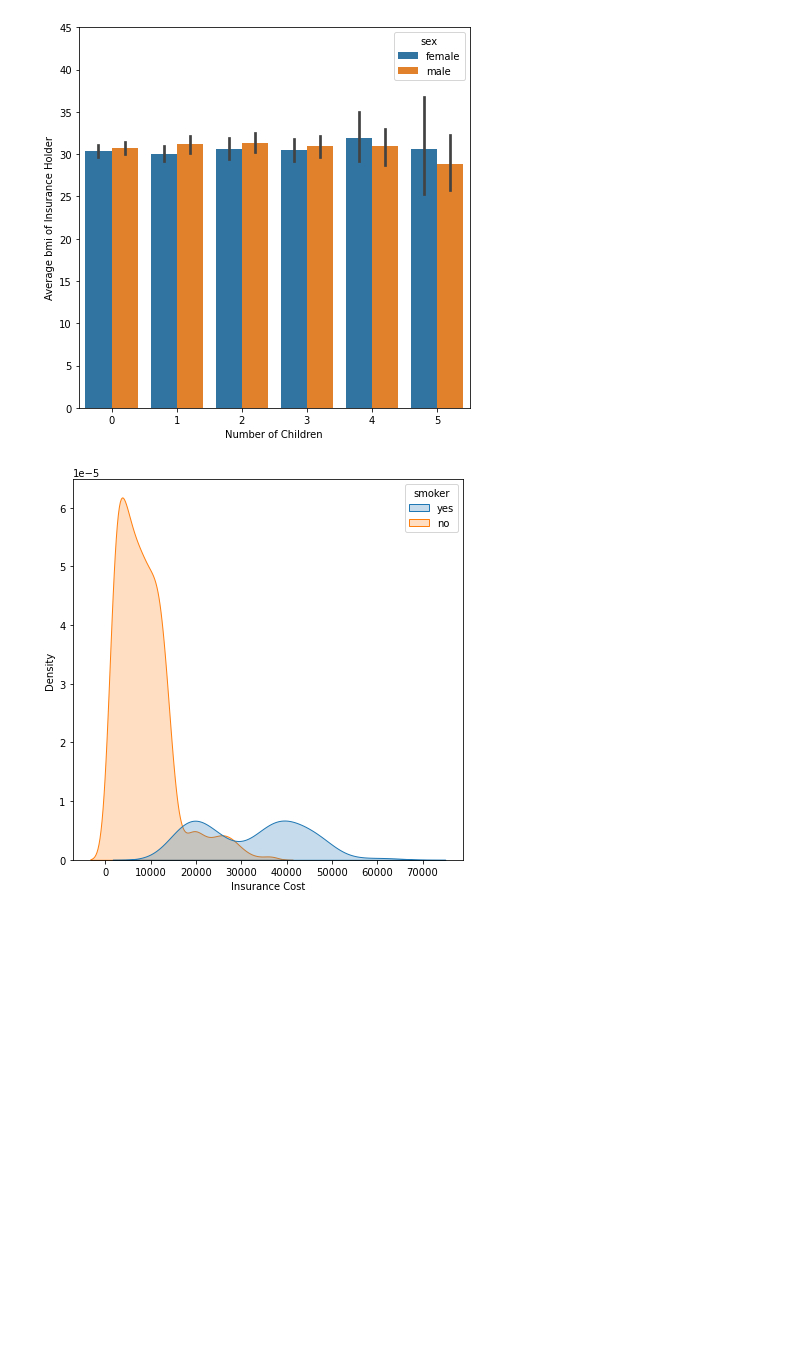
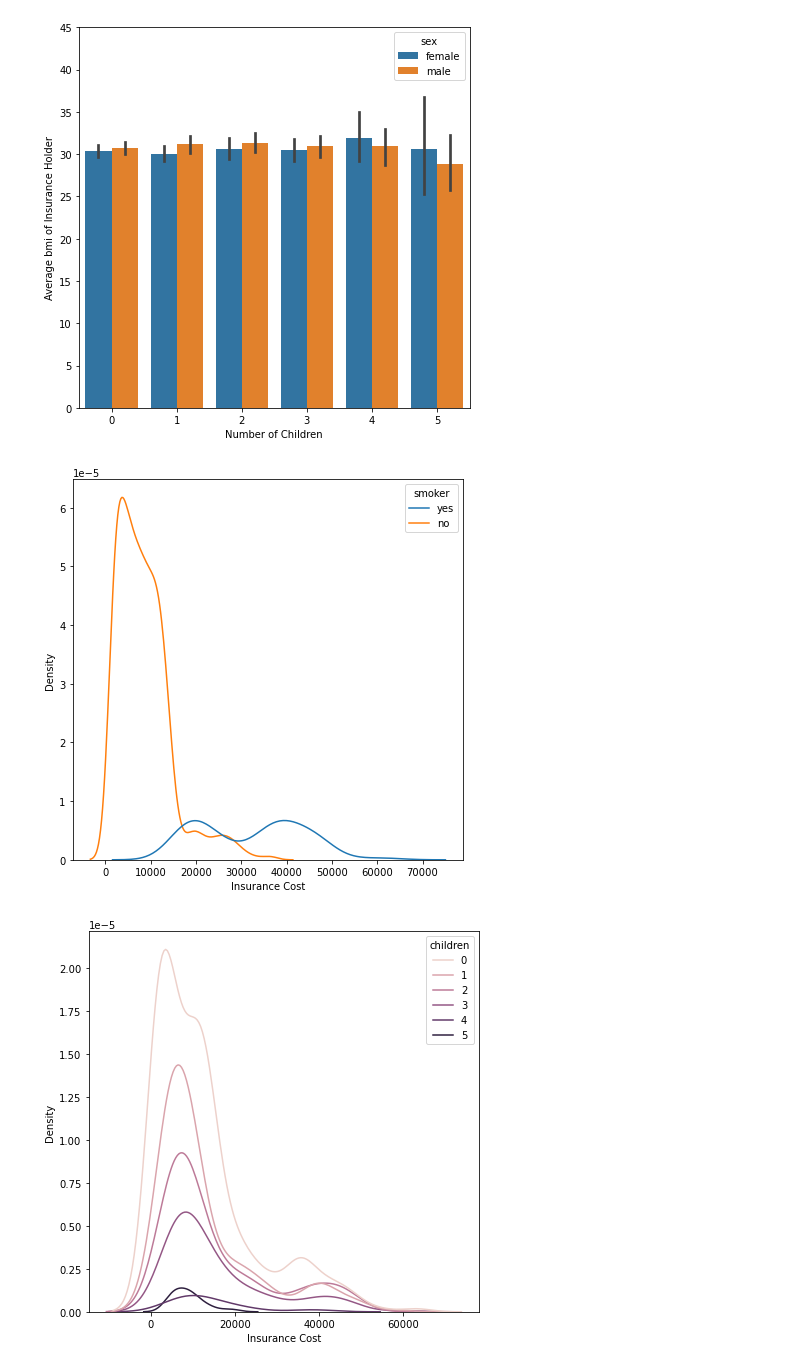
Before and after one commit to josephcsnyder/CA_DataScience, a Jupyter notebook: python/us_medical_insurance_costs.ipynb, the cells around one changed output. Drawn from its saved outputs; the diff is of its cells as text; code cells hidden in the pictures; blank space fills up the shorter version.

```diff
--- a/python/us_medical_insurance_costs.ipynb
+++ b/python/us_medical_insurance_costs.ipynb
@@ -208,10 +208,14 @@ barplot_analysis(insurance, 'bmi', 'sex')
 [figure]
 [figure]
 # %%
-def kde_analysis(df):
+def kde_analysis(df, hue_category):
     plt.subplots(figsize=(7, 7))
-    sns.kdeplot(data = df, x = 'charges', shade = True, hue = 'smoker')
+    sns.kdeplot(data = df, x = 'charges', shade = False, hue = hue_category)
     plt.xlabel('Insurance Cost')
-kde_analysis(insurance)
+kde_analysis(insurance, 'smoker')
+kde_analysis(insurance, 'children')
+kde_analysis(insurance, 'region')
+kde_analysis(insurance, 'sex')
 # %% [output]
-[figure, old version]
+[figure, new version]
+[figure, added]
```
Also changed, not shown: parts of 4 cells of this notebook.
